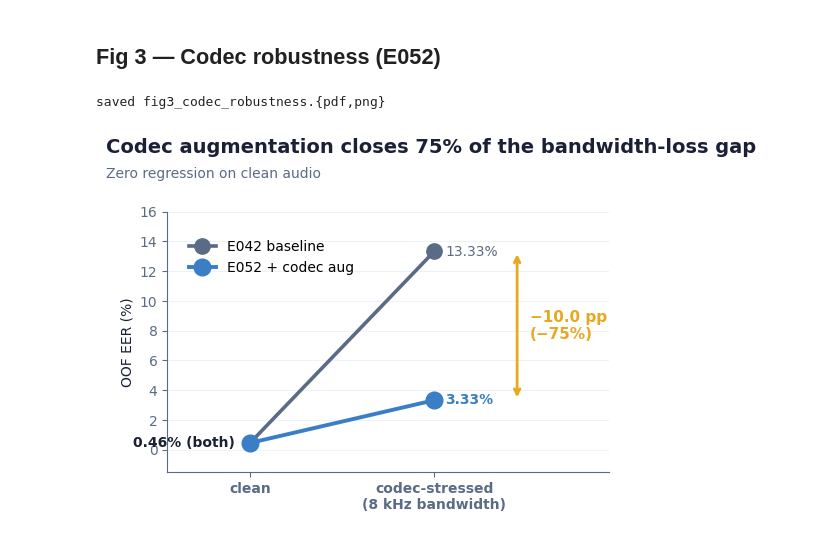
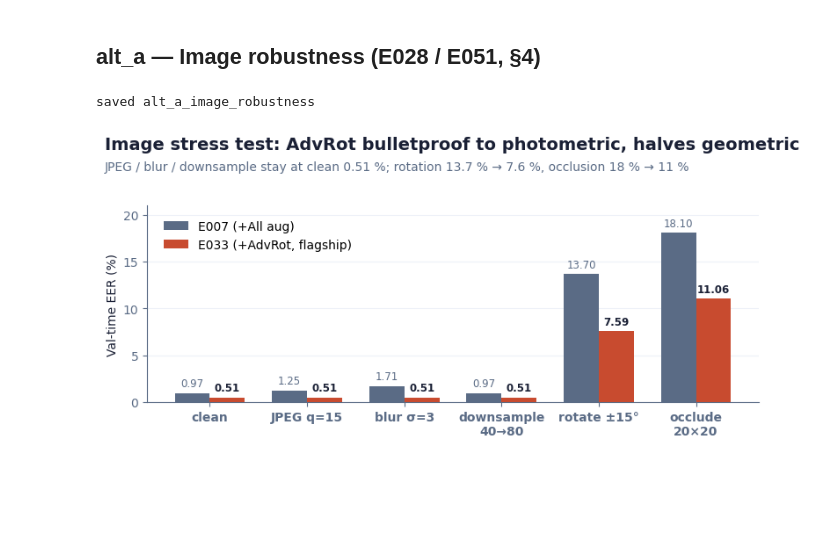
Before and after one commit to TheRamsay/sur-project, a Jupyter notebook: notebooks/dokumentace_figures.ipynb, the cells around one changed output. Saved outputs shown, nothing was run; the diff lists cells and outputs as text; code cells hidden in the pictures; blank space fills up the shorter version.

Commit message:
feat: 5-figure docset (drop fig3, add alt_a/alt_b/alt_c with proper EER thresholds)

```diff
--- a/notebooks/dokumentace_figures.ipynb
+++ b/notebooks/dokumentace_figures.ipynb
@@ -108,49 +98,34 @@ saved fig1_covariance_ablation.{pdf,png}
 [figure]
-# %% [markdown]
-## Fig 3 — Codec robustness (E052)
-# %%
-# E052: codec aug vs baseline, evaluated clean and codec-stressed
-xs = np.array([0, 1])
-baseline = np.array([0.46, 13.33])
-codecaug = np.array([0.46,  3.33])
-
-fig, ax = plt.subplots(figsize=(6.8, 4.2))
-fig.subplots_adjust(top=0.80, left=0.13, right=0.78, bottom=0.18)
-
-ax.plot(xs, baseline, "-o", color=P["sub"],   lw=2.6, ms=11, label="E042 baseline",       zorder=3)
-ax.plot(xs, codecaug, "-o", color=P["audio"], lw=2.8, ms=12, label="E052 + codec aug",     zorder=4)
-
-# clean column: both at 0.46 % — collapse into one label
-ax.text(-0.08, codecaug[0], "0.46% (both)", ha="right", va="center",
-        color=P["ink"], fontsize=10, fontweight="bold")
-# codec column: separate labels, baseline above its dot, aug to the right of its dot
-ax.text(1.06, baseline[1], f"{baseline[1]:.2f}%", ha="left",  va="center", color=P["sub"], fontsize=10)
-ax.text(1.06, codecaug[1], f"{codecaug[1]:.2f}%", ha="left",  va="center", color=P["audio"], fontweight="bold", fontsize=10)
-
-# delta bracket on the codec side
-ax.annotate("", xy=(1.45, codecaug[1]), xytext=(1.45, baseline[1]),
-            arrowprops=dict(arrowstyle="<->", color=P["amber"], lw=2))
-ax.text(1.52, (baseline[1] + codecaug[1])/2,
-        f"−{baseline[1]-codecaug[1]:.1f} pp\n(−{(1-codecaug[1]/baseline[1])*100:.0f}%)",
-        va="center", color=P["amber"], fontweight="bold", fontsize=11)
-
-ax.set_xticks(xs)
-ax.set_xticklabels(["clean", "codec-stressed\n(8 kHz bandwidth)"], fontweight="bold")
-ax.set_xlim(-0.45, 1.95)
-ax.set_ylim(-1.5, 16)
-ax.set_ylabel("OOF EER (%)")
-ax.grid(axis="y", color=P["grid"], lw=0.8)
-ax.set_axisbelow(True)
-
-fig.text(0.04, 0.94, "Codec augmentation closes 75% of the bandwidth-loss gap",
-         color=P["ink"], fontsize=14, fontweight="bold")
-fig.text(0.04, 0.88, "Zero regression on clean audio",
-         color=P["sub"], fontsize=10)
-
-ax.legend(loc="upper left", frameon=False, bbox_to_anchor=(0.02, 0.94))
-save(fig, "fig3_codec_robustness")
-plt.show()
-# %% [output]
-saved fig3_codec_robustness.{pdf,png}
-[figure, removed]
+# %% [markdown]
+## alt_a — Image robustness (E028 / E051, §4)
+# %%
+conds = ["clean", "JPEG q=15", "blur σ=3", "downsample\n40→80", "rotate ±15°", "occlude\n20×20"]
+e007  = [0.97, 1.25, 1.71, 0.97, 13.70, 18.10]
+e033  = [0.51, 0.51, 0.51, 0.51,  7.59, 11.06]
+
+x = np.arange(len(conds)); w = 0.36
+fig, ax = plt.subplots(figsize=(8.0, 4.0))
+fig.subplots_adjust(top=0.78, left=0.10, right=0.97, bottom=0.22)
+b1 = ax.bar(x - w/2, e007, w, color=P["sub"],   label="E007 (+All aug)",          zorder=3)
+b2 = ax.bar(x + w/2, e033, w, color=P["image"], label="E033 (+AdvRot, flagship)", zorder=3)
+for bars, vals in ((b1, e007), (b2, e033)):
+    for b, v in zip(bars, vals):
+        ax.text(b.get_x() + b.get_width()/2, v + 0.4, f"{v:.2f}",
+                ha="center", va="bottom", fontsize=8.5,
+                color=P["ink"] if bars is b2 else P["sub"],
+                fontweight="bold" if bars is b2 else "normal")
+ax.set_xticks(x); ax.set_xticklabels(conds, fontweight="bold")
+ax.set_ylabel("Val-time EER (%)")
+ax.set_ylim(0, 21)
+ax.grid(axis="y", color=P["grid"], lw=0.8); ax.set_axisbelow(True)
+ax.legend(loc="upper left", frameon=False, bbox_to_anchor=(0.01, 0.98))
+fig.text(0.04, 0.94, "Image stress test: AdvRot bulletproof to photometric, halves geometric",
+         color=P["ink"], fontsize=14, fontweight="bold")
+fig.text(0.04, 0.88, "JPEG / blur / downsample stay at clean 0.51 %; rotation 13.7 % → 7.6 %, occlusion 18 % → 11 %",
+         color=P["sub"], fontsize=10)
+save(fig, "alt_a_image_robustness")
+plt.show()
+# %% [output]
+saved alt_a_image_robustness
+[figure, added]
 # %% [markdown]
```
Also changed, not shown: parts of 11 cells of this notebook, 6 other files.
